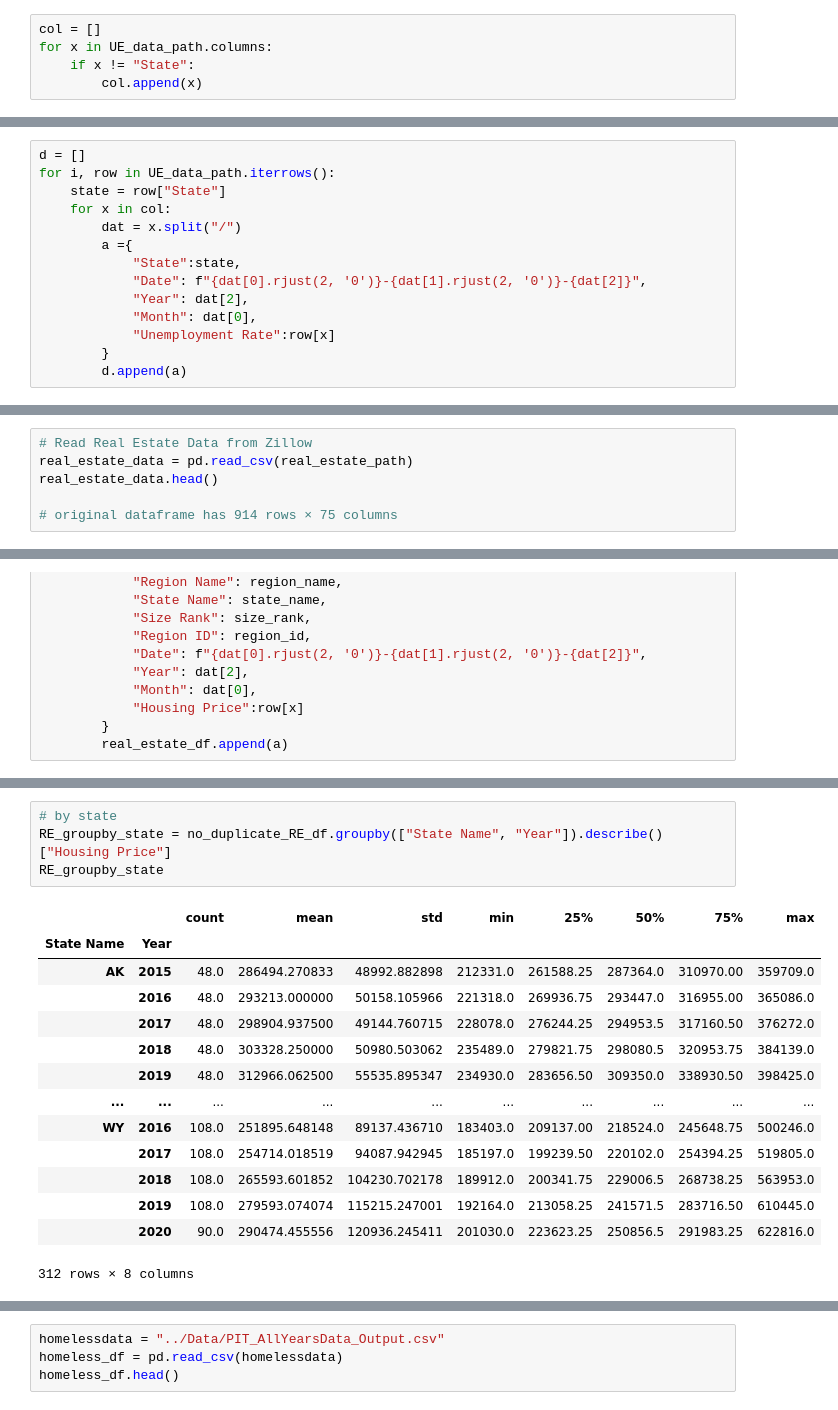
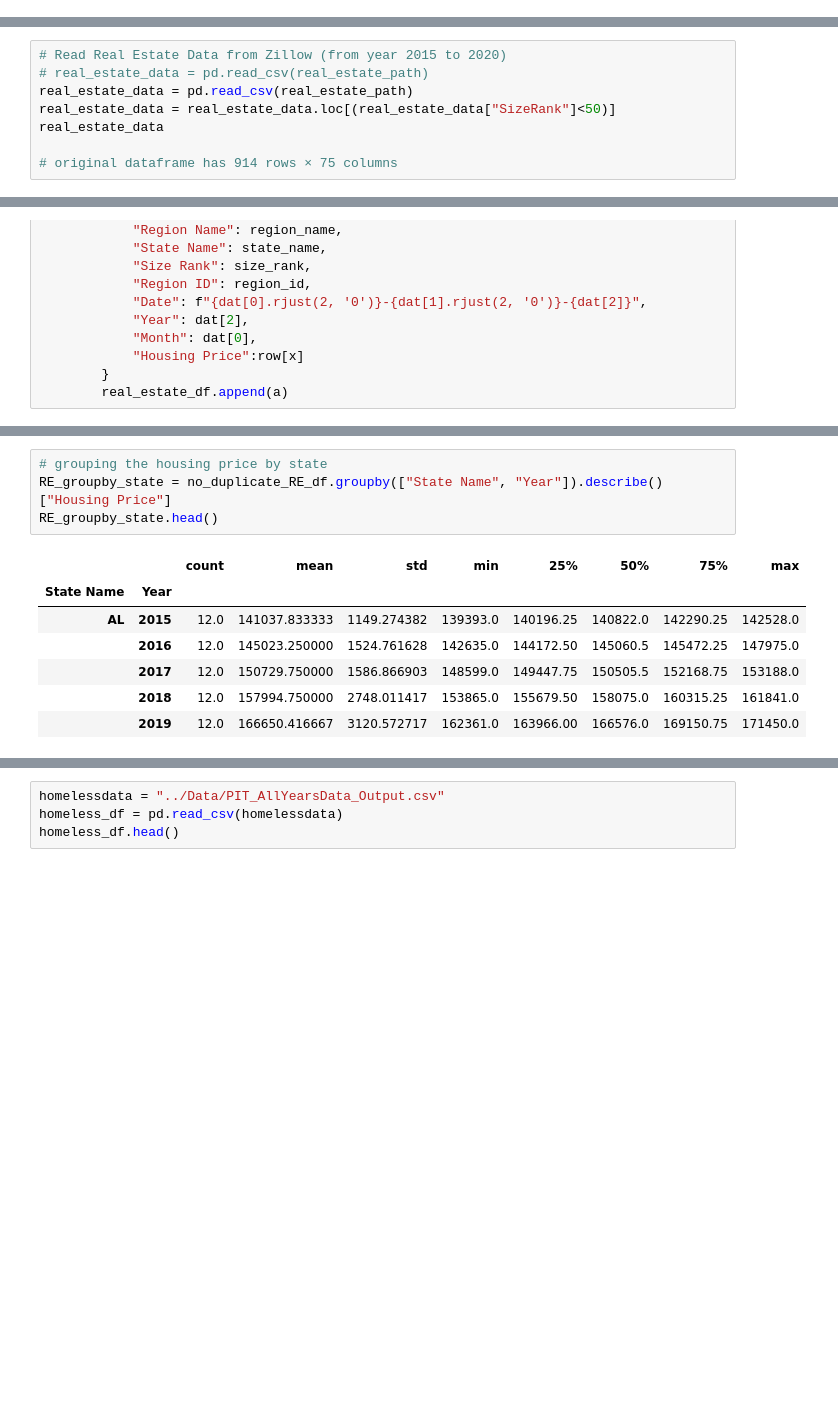
Before and after one commit to PlainJane20/Project-One, a Jupyter notebook: Coding/UE_Rates_NS-Alicia.ipynb, the cells around one changed output, grey strips where cells are left out. Drawn from its saved outputs; the diff is of its cells as text; blank space fills up the shorter version.

```diff
--- a/Coding/UE_Rates_NS-Alicia.ipynb
+++ b/Coding/UE_Rates_NS-Alicia.ipynb
@@ -32,5 +12,0 @@ data-frame shape:  (52, 70)
-# %%
-col = []
-for x in UE_data_path.columns:
-    if x != "State":
-        col.append(x)
@@ -39,14 +12,0 @@ for x in UE_data_path.columns:
-# %%
-d = []
-for i, row in UE_data_path.iterrows():
-    state = row["State"]
-    for x in col:
-        dat = x.split("/")
-        a ={
-            "State":state,
-            "Date": f"{dat[0].rjust(2, '0')}-{dat[1].rjust(2, '0')}-{dat[2]}",
-            "Year": dat[2],
-            "Month": dat[0],
-            "Unemployment Rate":row[x]
-        }
-        d.append(a)
@@ -94,9 +22,11 @@ Alicia's analysis
 # Extracting the path
 real_estate_path = "../Data/Zillow_AllHomes_5yrs_Clean.csv"
 # %%
-# Read Real Estate Data from Zillow
+# Read Real Estate Data from Zillow (from year 2015 to 2020)
+# real_estate_data = pd.read_csv(real_estate_path)
 real_estate_data = pd.read_csv(real_estate_path)
-real_estate_data.head()
+real_estate_data = real_estate_data.loc[(real_estate_data["SizeRank"]<50)]
+real_estate_data
 
 # original dataframe has 914 rows × 75 columns
 # %% [output]
@@ -279,19 +175,12 @@ plt.show()
 # %%
-# by state
+# grouping the housing price by state
 RE_groupby_state = no_duplicate_RE_df.groupby(["State Name", "Year"]).describe()["Housing Price"]
-RE_groupby_state
+RE_groupby_state.head()
 # %% [output]
 |  |  | count | mean | std | min | 25% | 50% | 75% | max |
 | State Name | Year |  |  |  |  |  |  |  |  |
-| AK | 2015 | 48.0 | 286494.270833 | 48992.882898 | 212331.0 | 261588.25 | 287364.0 | 310970.00 | 359709.0 |
-|  | 2016 | 48.0 | 293213.000000 | 50158.105966 | 221318.0 | 269936.75 | 293447.0 | 316955.00 | 365086.0 |
-|  | 2017 | 48.0 | 298904.937500 | 49144.760715 | 228078.0 | 276244.25 | 294953.5 | 317160.50 | 376272.0 |
-|  | 2018 | 48.0 | 303328.250000 | 50980.503062 | 235489.0 | 279821.75 | 298080.5 | 320953.75 | 384139.0 |
-|  | 2019 | 48.0 | 312966.062500 | 55535.895347 | 234930.0 | 283656.50 | 309350.0 | 338930.50 | 398425.0 |
-| ... | ... | ... | ... | ... | ... | ... | ... | ... | ... |
-| WY | 2016 | 108.0 | 251895.648148 | 89137.436710 | 183403.0 | 209137.00 | 218524.0 | 245648.75 | 500246.0 |
-|  | 2017 | 108.0 | 254714.018519 | 94087.942945 | 185197.0 | 199239.50 | 220102.0 | 254394.25 | 519805.0 |
-|  | 2018 | 108.0 | 265593.601852 | 104230.702178 | 189912.0 | 200341.75 | 229006.5 | 268738.25 | 563953.0 |
-|  | 2019 | 108.0 | 279593.074074 | 115215.247001 | 192164.0 | 213058.25 | 241571.5 | 283716.50 | 610445.0 |
-|  | 2020 | 90.0 | 290474.455556 | 120936.245411 | 201030.0 | 223623.25 | 250856.5 | 291983.25 | 622816.0 |
+| AL | 2015 | 12.0 | 141037.833333 | 1149.274382 | 139393.0 | 140196.25 | 140822.0 | 142290.25 | 142528.0 |
+|  | 2016 | 12.0 | 145023.250000 | 1524.761628 | 142635.0 | 144172.50 | 145060.5 | 145472.25 | 147975.0 |
+|  | 2017 | 12.0 | 150729.750000 | 1586.866903 | 148599.0 | 149447.75 | 150505.5 | 152168.75 | 153188.0 |
+|  | 2018 | 12.0 | 157994.750000 | 2748.011417 | 153865.0 | 155679.50 | 158075.0 | 160315.25 | 161841.0 |
+|  | 2019 | 12.0 | 166650.416667 | 3120.572717 | 162361.0 | 163966.00 | 166576.0 | 169150.75 | 171450.0 |
-312 rows × 8 columns
```
Also changed, not shown: parts of 63 cells of this notebook, 2 other files.
